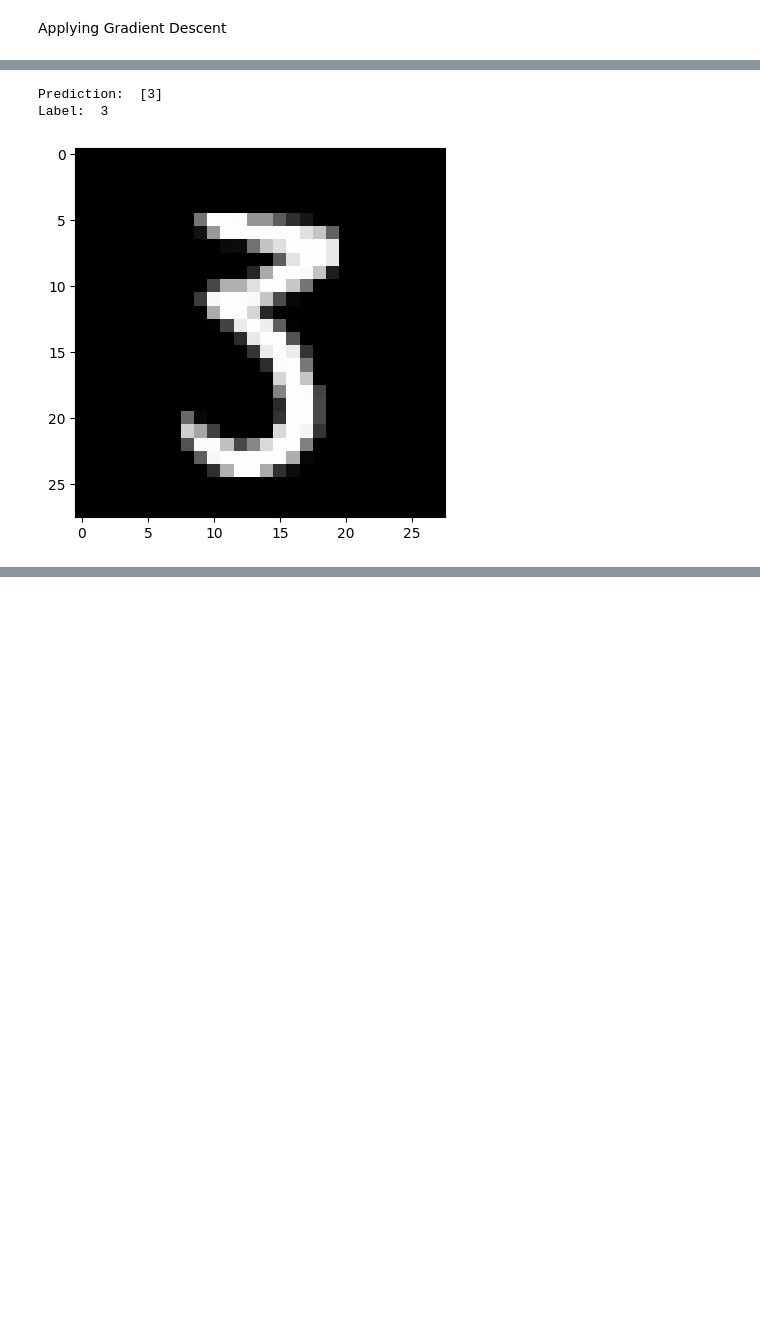
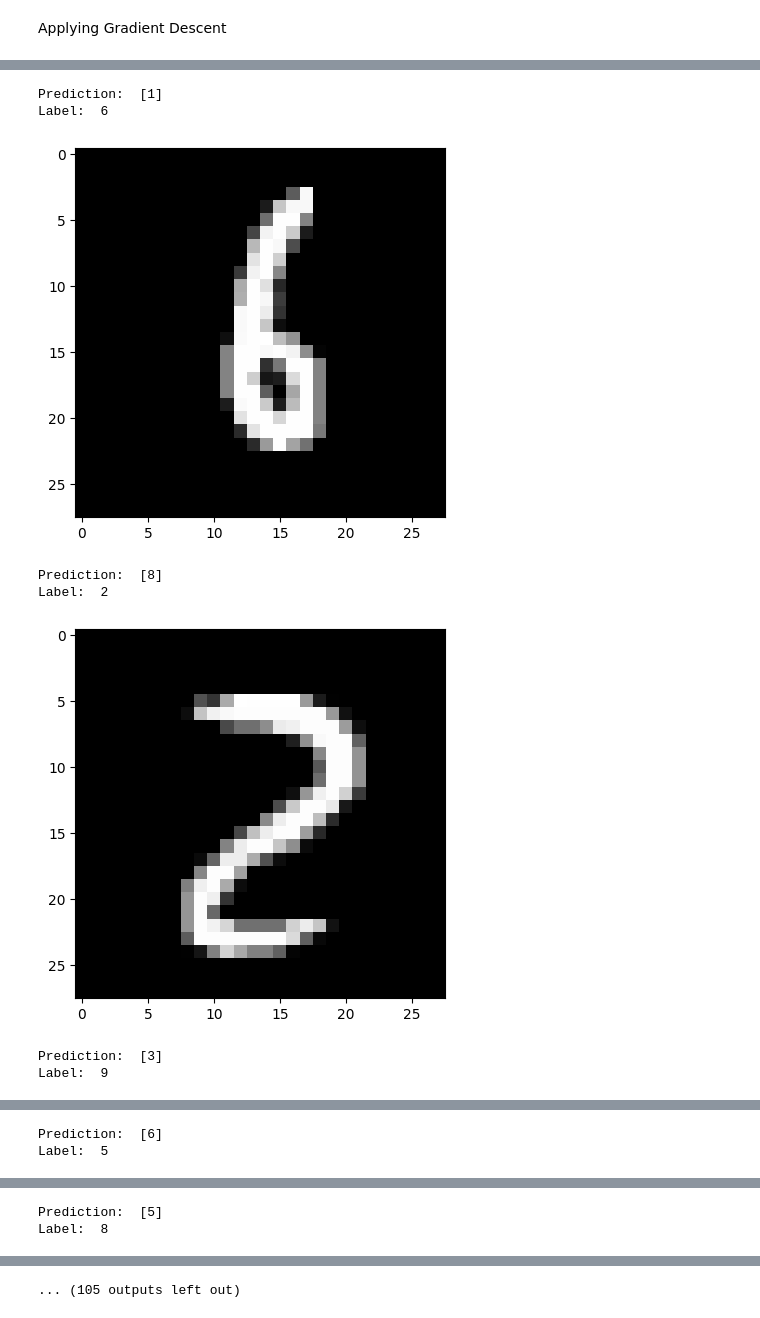
Before and after one commit to dhruvadeep/DeepLearning, a Jupyter notebook: Linear Neural Network/Regression/DigitRecognizer/main.ipynb, the cells around one changed output, grey strips where cells are left out. Cells and saved outputs as stored; diff of their text form; code cells hidden in the pictures; blank space fills up the shorter version.

```diff
--- a/Linear Neural Network/Regression/DigitRecognizer/main.ipynb
+++ b/Linear Neural Network/Regression/DigitRecognizer/main.ipynb
@@ -112,6 +112,6 @@ def gradient_descent(X, Y, iterations, alpha):
 
     return W1, b1, W2, b2, acc
 # %%
-W1, b1, W2, b2, acc = gradient_descent(X_train, Y_train, 500, 0.1)
+W1, b1, W2, b2, acc = gradient_descent(X_train, Y_train, 20000, 0.1)
 # %% [output]
 Iteration:  0
@@ -151,13 +148,16 @@ def test_prediction(index, W1, b1, W2, b2):
     current_image = X_train[:, index, None]
     prediction = make_predictions(W1, b1, W2, b2, current_image)
     label = Y_train[index]
-    print("Prediction: ", prediction)
-    print("Label: ", label)
+    if prediction[0] != label:
+        print("Prediction: ", prediction)
+        print("Label: ", label)
+        # print("Correct prediction")
 
-    current_image = current_image.reshape((28, 28)) * 255
-    plt.gray()
-    plt.imshow(current_image, interpolation='nearest')
-    plt.show()
+        current_image = current_image.reshape((28, 28)) * 255
+        plt.gray()
+        plt.imshow(current_image, interpolation='nearest')
+        plt.show()
+    return prediction, label
 # %%
 # Plant the accuracy graph
 # acc = [acc1, acc2, acc3, ...]
@@ -168,8 +170,24 @@ def accuracy_graph(acc):
     plt.show()
 # %%
 # accuracy_graph(acc)
-test_prediction(123, W1, b1, W2, b2)
+# test_prediction(23, W1, b1, W2, b2)
-# %% [output]
-Prediction:  [3]
-Label:  3
-[figure, removed]
+# %%
+# test_prediction(23, W1, b1, W2, b2)
+test_images = np.random.randint(100, 10000, 1000)
+acc = 0
+iterations = 0
+for i in test_images:
+    iterations += 1
+    _pre, _label = test_prediction(i, W1, b1, W2, b2)
+    if _pre[0] == _label:
+        acc += 1
+print("Accuracy: ", acc / iterations * 100, "%")
+# %% [output]
+Prediction:  [1]
+Label:  6
+[figure, added]
+Prediction:  [8]
+Label:  2
+[figure, added]
+Prediction:  [3]
+Label:  9
@@ -175,0 +195,2 @@ Label:  3
+Prediction:  [6]
+Label:  5
@@ -175,0 +198,2 @@ Label:  3
+Prediction:  [5]
+Label:  8
@@ -175,0 +204 @@ Label:  3
+... (105 outputs left out)
```
Also changed, not shown: parts of 3 cells of this notebook, 2 other files.
